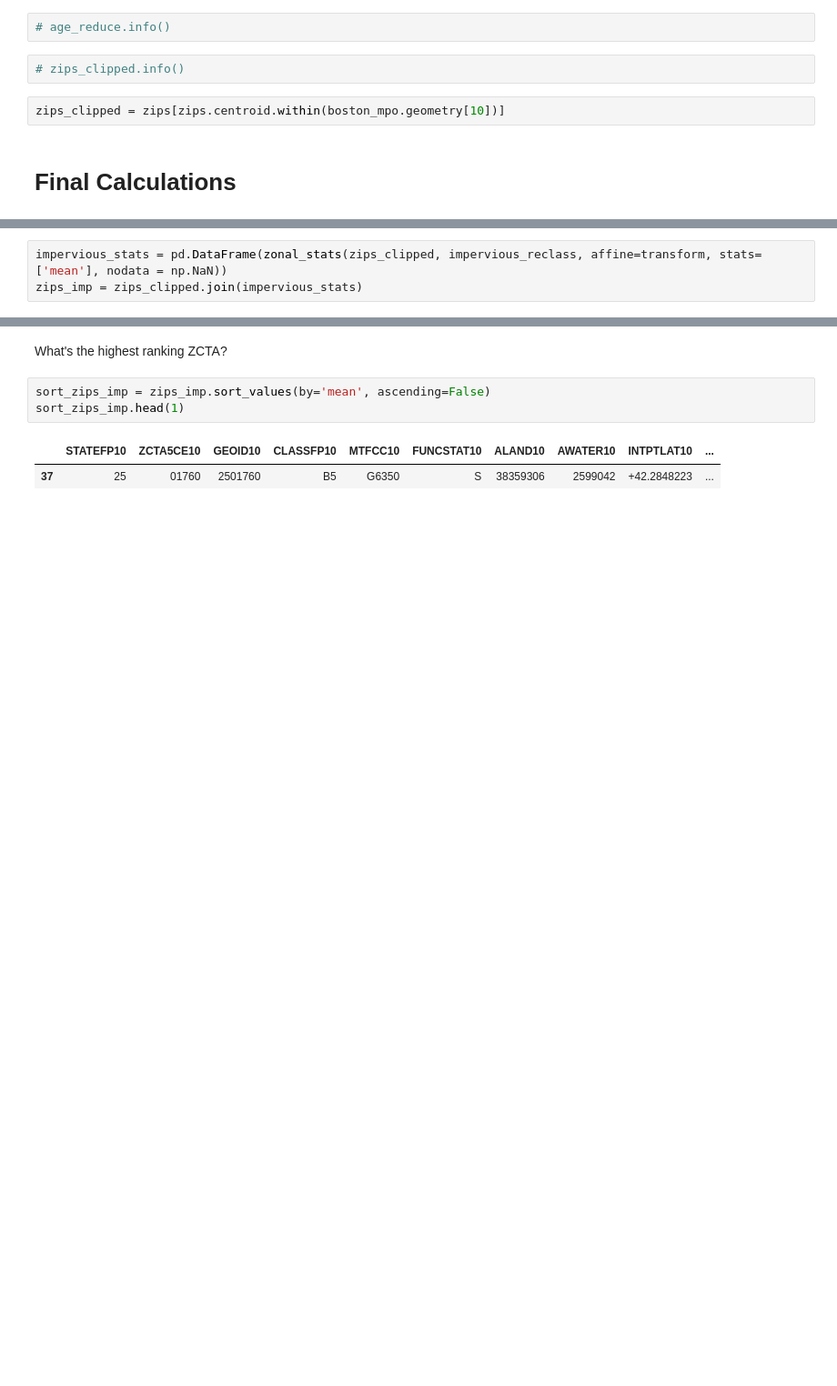
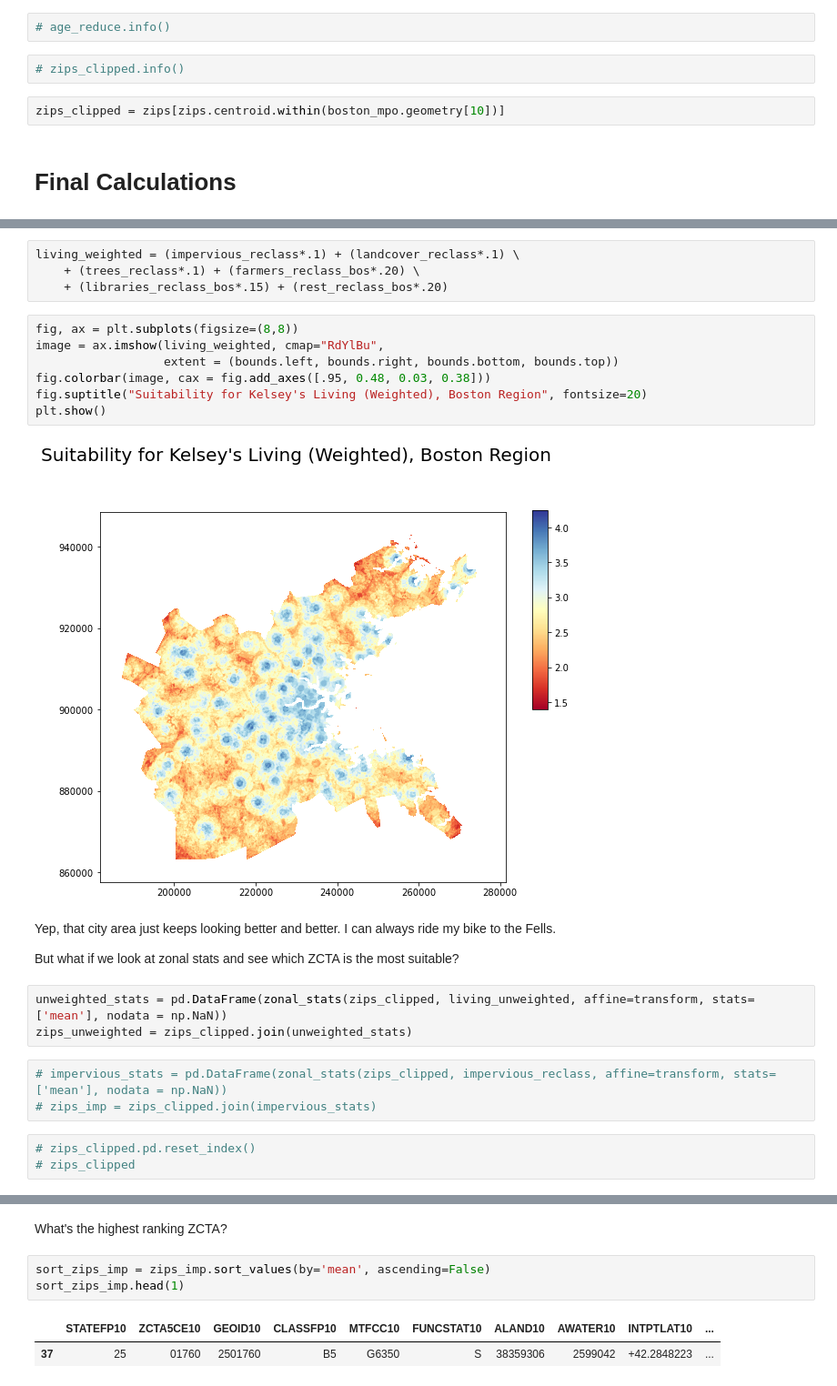
Before and after one commit to krowe42/FinalProject-LivingDecisions, a Jupyter notebook: Rowe-LivingDecisions.ipynb, the cells around one changed output, grey strips where cells are left out. Shown at 91% size. Cells and saved outputs as stored; diff of their text form; blank space fills up the shorter version.

```diff
--- a/Rowe-LivingDecisions.ipynb
+++ b/Rowe-LivingDecisions.ipynb
@@ -695,3 +729,26 @@ Now let's calculate the mean Impervious Surface rating by ZCTA, get these values
+# %%
+living_weighted = (impervious_reclass*.1) + (landcover_reclass*.1) \
+    + (trees_reclass*.1) + (farmers_reclass_bos*.20) \
+    + (libraries_reclass_bos*.15) + (rest_reclass_bos*.20)
+# %%
+fig, ax = plt.subplots(figsize=(8,8))
+image = ax.imshow(living_weighted, cmap="RdYlBu",
+                  extent = (bounds.left, bounds.right, bounds.bottom, bounds.top))
+fig.colorbar(image, cax = fig.add_axes([.95, 0.48, 0.03, 0.38]))
+fig.suptitle("Suitability for Kelsey's Living (Weighted), Boston Region", fontsize=20)
+plt.show()
+# %% [output]
+[figure, added]
+# %% [markdown]
+Yep, that city area just keeps looking better and better. I can always ride my bike to the Fells.
+
+But what if we look at zonal stats and see which ZCTA is the most suitable?
+# %%
+unweighted_stats = pd.DataFrame(zonal_stats(zips_clipped, living_unweighted, affine=transform, stats=['mean'], nodata = np.NaN))
+zips_unweighted = zips_clipped.join(unweighted_stats)
 # %%
-impervious_stats = pd.DataFrame(zonal_stats(zips_clipped, impervious_reclass, affine=transform, stats=['mean'], nodata = np.NaN))
-zips_imp = zips_clipped.join(impervious_stats)
+# impervious_stats = pd.DataFrame(zonal_stats(zips_clipped, impervious_reclass, affine=transform, stats=['mean'], nodata = np.NaN))
+# zips_imp = zips_clipped.join(impervious_stats)
+# %%
+# zips_clipped.pd.reset_index()
+# zips_clipped
```
Also changed, not shown: parts of 12 cells of this notebook.
